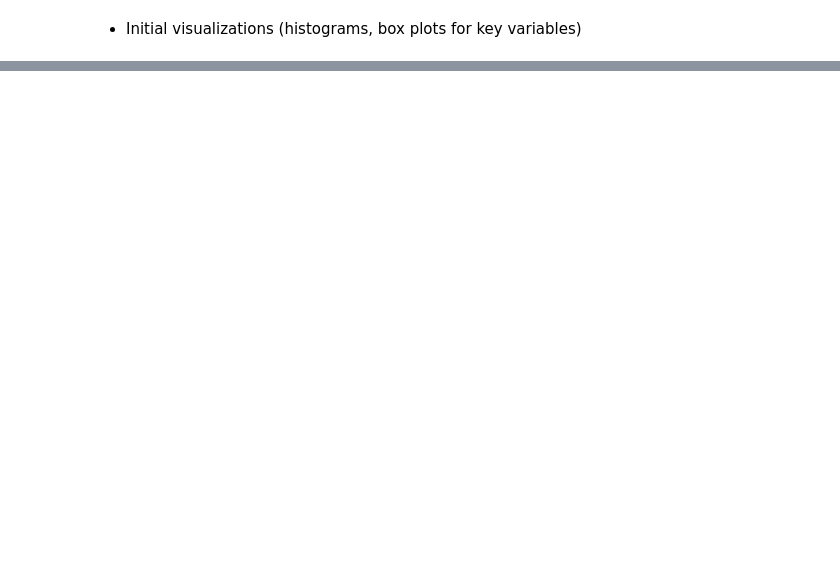
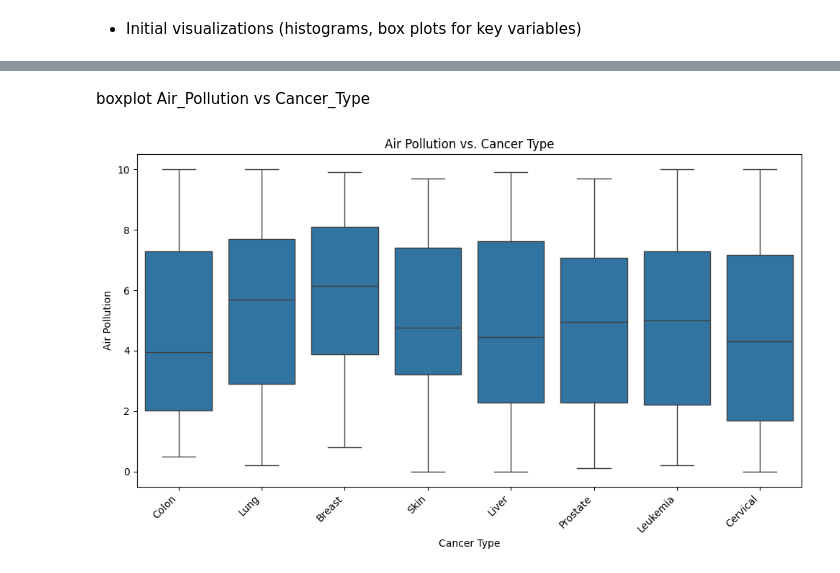
Before and after one commit to MiraMichael-coder/Cancer_Data-Anlysis, a Jupyter notebook: global_cancer_patients_2015_2024_Dataset_project2.ipynb, the cells around one changed output, grey strips where cells are left out. Cells and saved outputs as stored; diff of their text form; code cells hidden in the pictures; blank space fills up the shorter version.

```diff
--- a/global_cancer_patients_2015_2024_Dataset_project2.ipynb
+++ b/global_cancer_patients_2015_2024_Dataset_project2.ipynb
@@ -61,0 +247,13 @@ memory usage: 5.7+ MB
+# %% [markdown]
+boxplot Air_Pollution vs Cancer_Type
+# %%
+plt.figure(figsize=(10, 6))
+sns.boxplot(x='Cancer_Type', y='Air_Pollution', data=sample)
+plt.title('Air Pollution vs. Cancer Type')
+plt.xlabel('Cancer Type')
+plt.ylabel('Air Pollution')
+plt.xticks(rotation=45, ha='right') # Rotate x-axis labels for better readability
+plt.tight_layout() # Adjust layout to prevent labels from overlapping
+plt.show()
+# %% [output]
+[figure, added]
```
Also changed, not shown: parts of 44 cells of this notebook.
